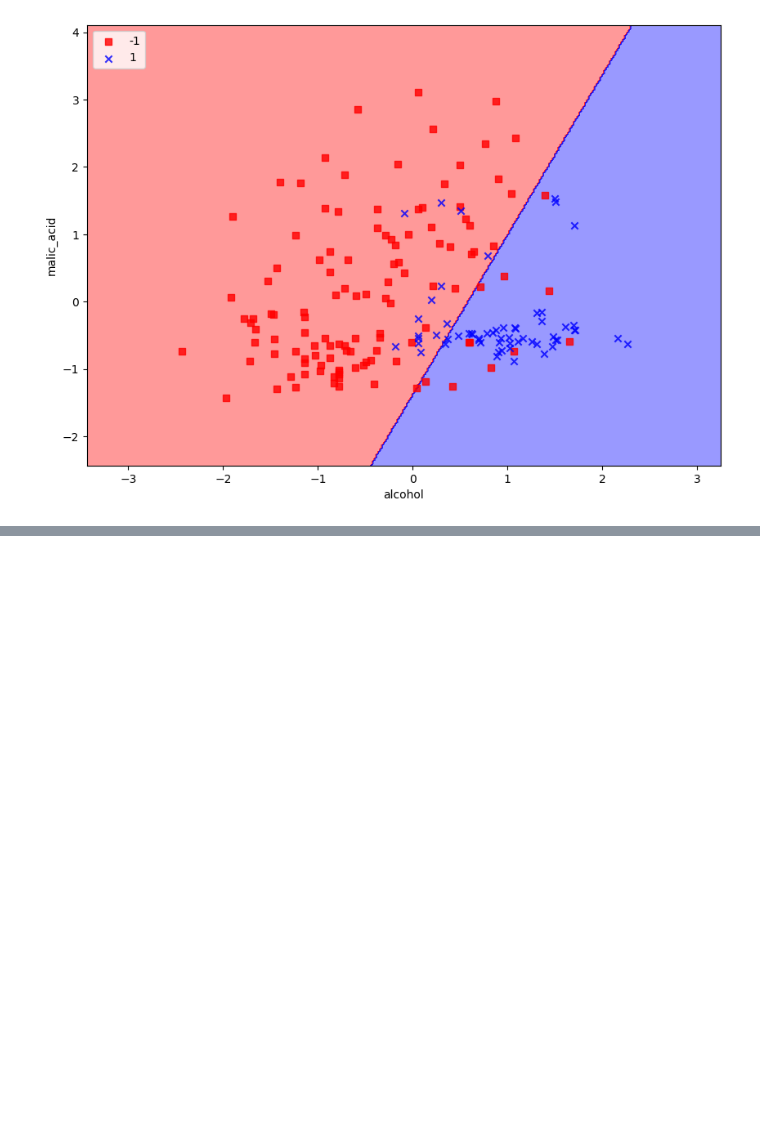
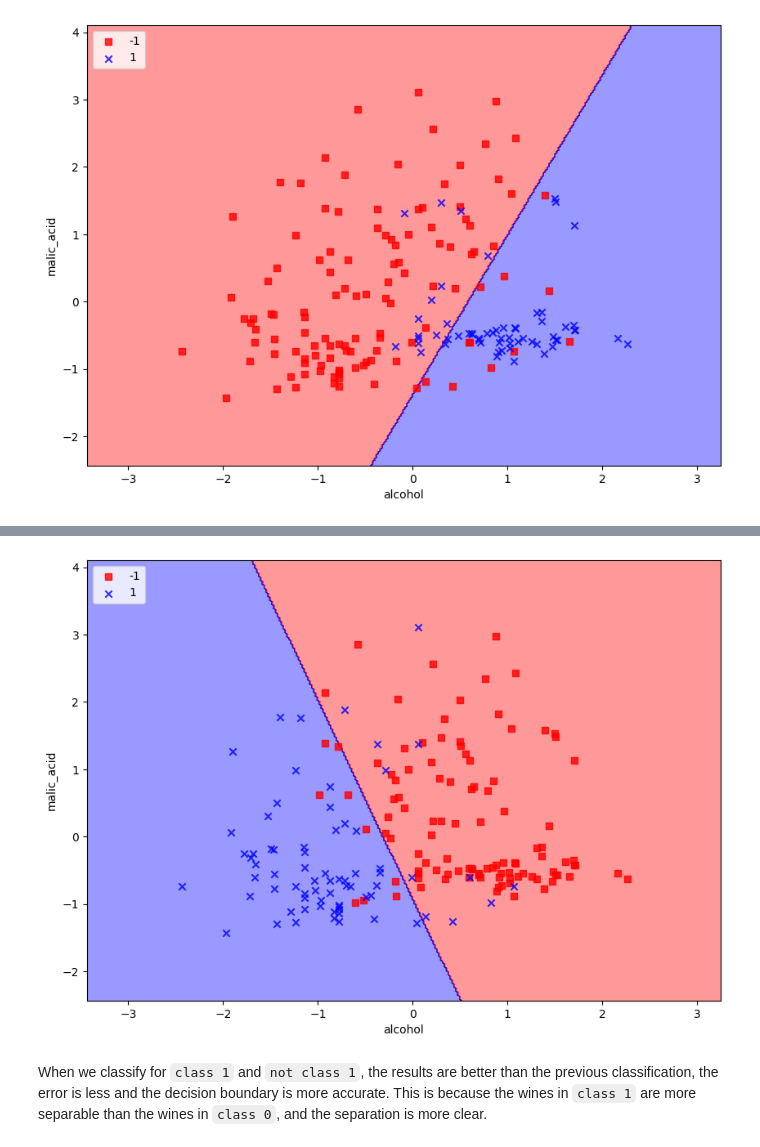
Before and after one commit to Shahriar-0/Neural-Networks-and-Deep-Learning-Course-Projects-S2024, a Jupyter notebook: HW1-FullyConnectedNeuralNetworks/src/3.Adaline&Madaline.ipynb, the cells around one changed output, grey strips where cells are left out. Saved outputs shown, nothing was run; the diff lists cells and outputs as text; code cells hidden in the pictures; blank space fills up the shorter version.

```diff
--- a/HW1-FullyConnectedNeuralNetworks/src/3.Adaline&Madaline.ipynb
+++ b/HW1-FullyConnectedNeuralNetworks/src/3.Adaline&Madaline.ipynb
@@ -213,0 +270,6 @@ plot_decision_regions(x, y, classifier=model)
+# %%
+plot_decision_regions(x, y_class_1, classifier=model)
+# %% [output]
+[figure, added]
+# %% [markdown]
+When we classify for `class 1` and `not class 1`, the results are better than the previous classification, the error is less and the decision boundary is more accurate. This is because the wines in `class 1` are more separable than the wines in `class 0`, and the separation is more clear.
```
Also changed, not shown: parts of 23 cells of this notebook.
